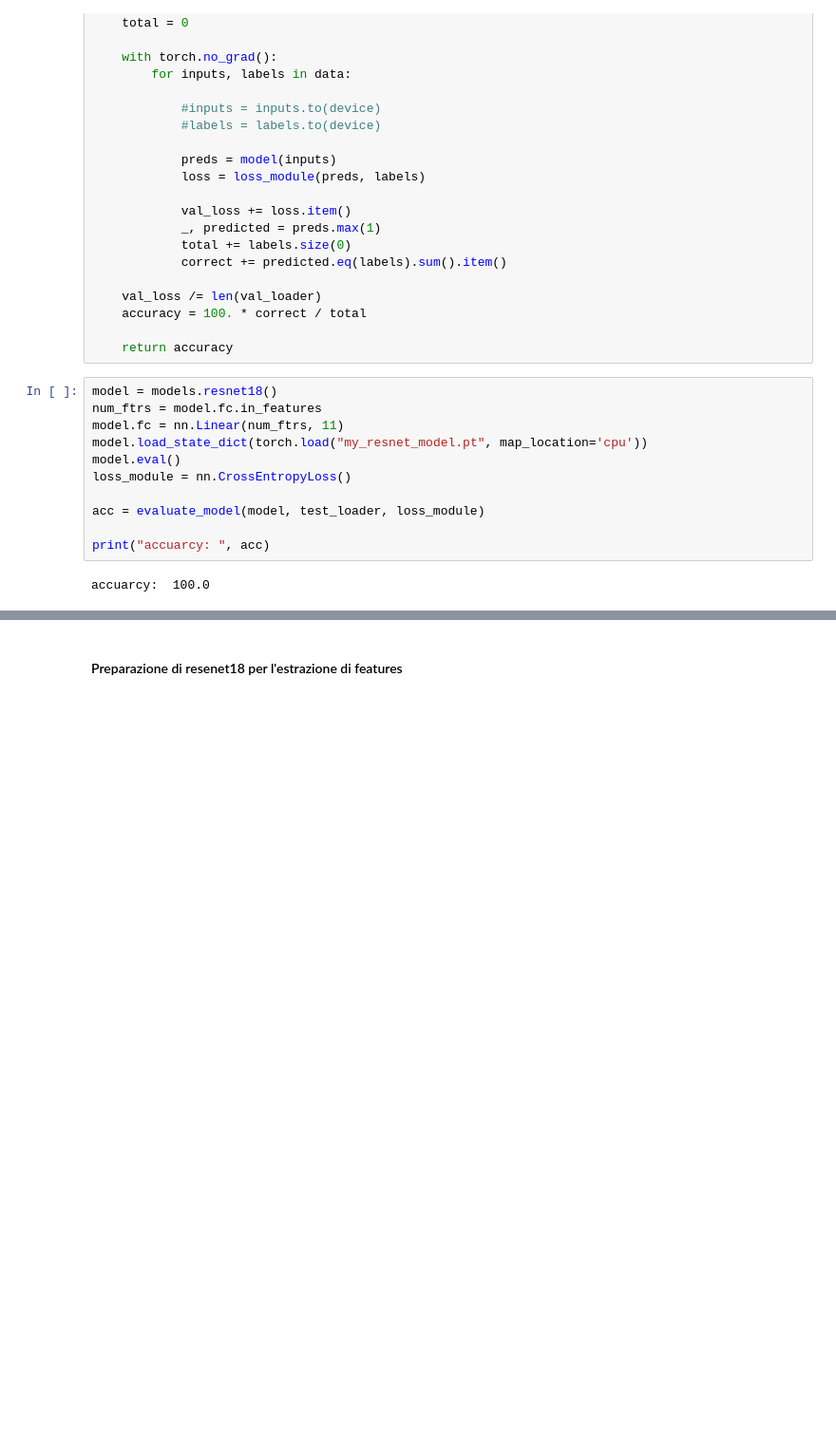
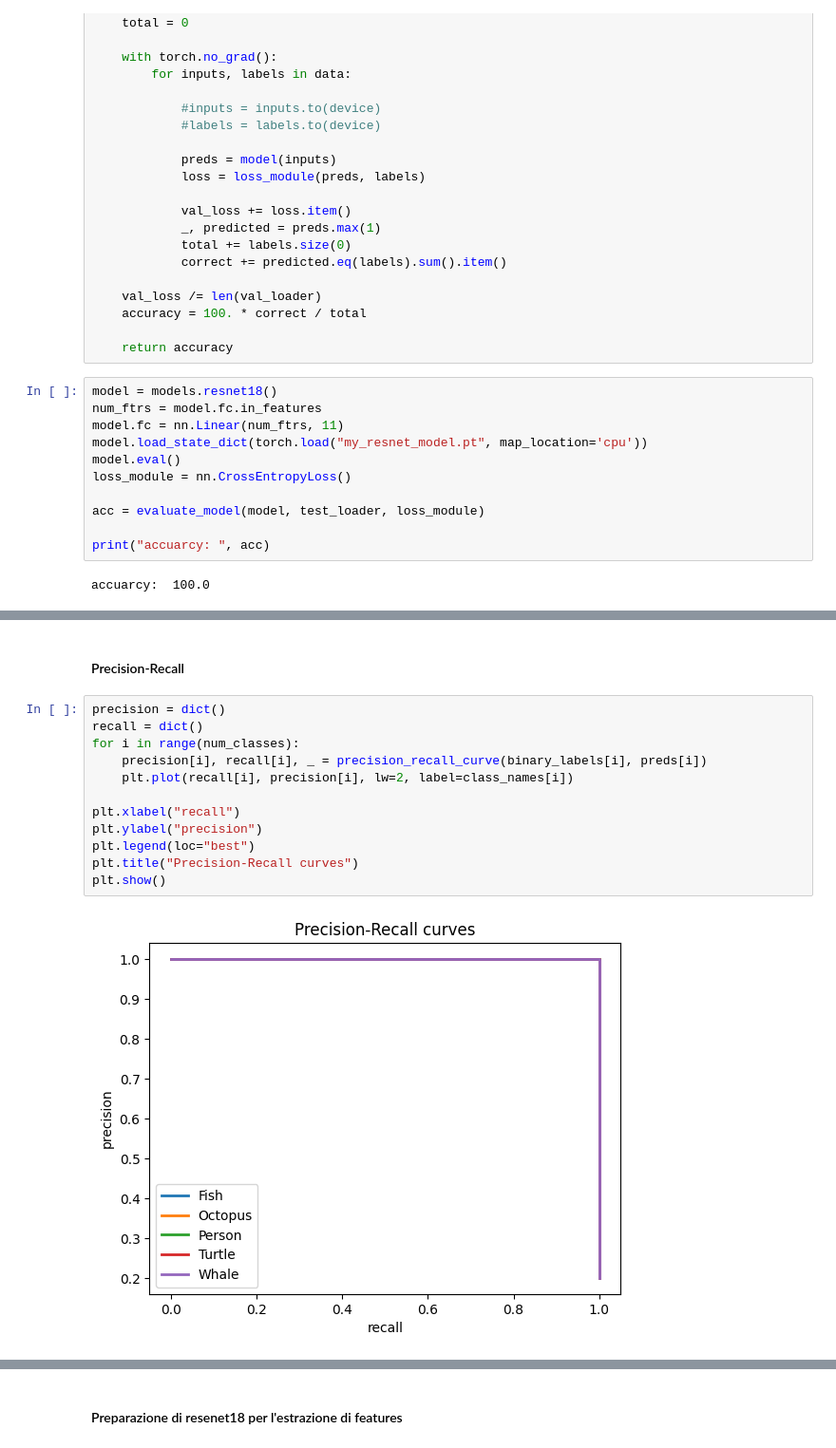
Before and after one commit to Gjergj-01/Underwater_object_tracking, a Jupyter notebook: tracking_underwater.ipynb, the cells around one changed output, grey strips where cells are left out. Shown at 95% size. Saved outputs shown, nothing was run; the diff lists cells and outputs as text; blank space fills up the shorter version.

```diff
--- a/tracking_underwater.ipynb
+++ b/tracking_underwater.ipynb
@@ -399,0 +536,16 @@ accuarcy:  100.0
+# %% [markdown]
+#### Precision-Recall
+# %%
+precision = dict()
+recall = dict()
+for i in range(num_classes):
+    precision[i], recall[i], _ = precision_recall_curve(binary_labels[i], preds[i])
+    plt.plot(recall[i], precision[i], lw=2, label=class_names[i])
+
+plt.xlabel("recall")
+plt.ylabel("precision")
+plt.legend(loc="best")
+plt.title("Precision-Recall curves")
+plt.show()
+# %% [output]
+[figure, added]
```
Also changed, not shown: parts of 19 cells of this notebook, 36 other files.
